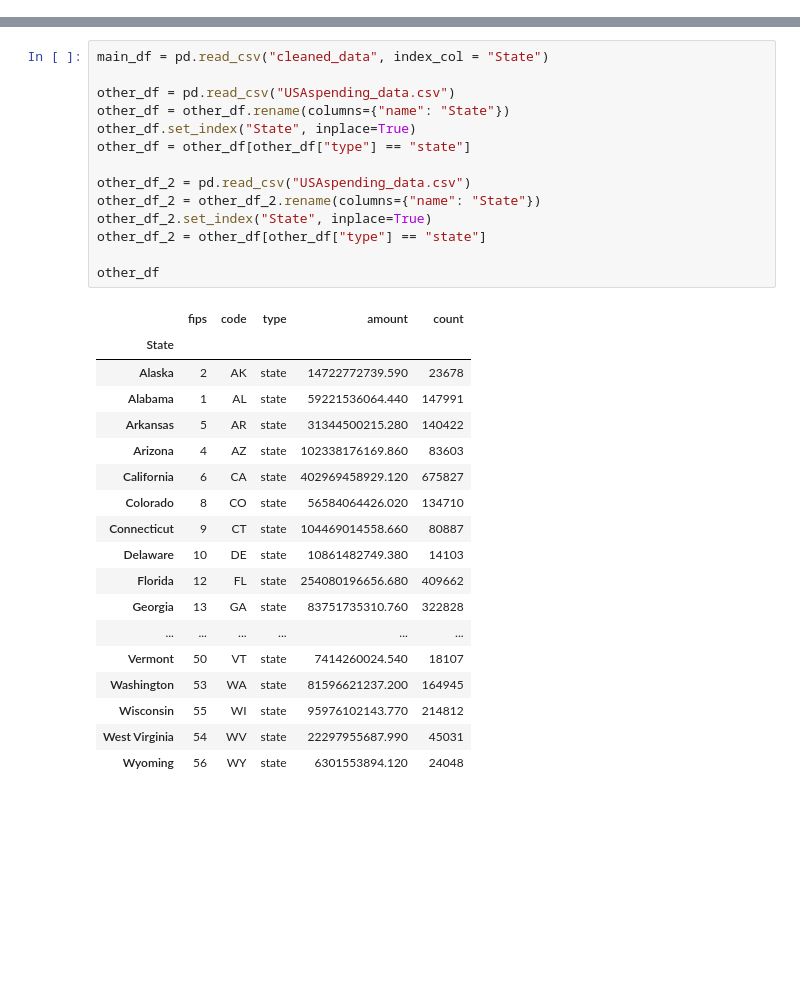
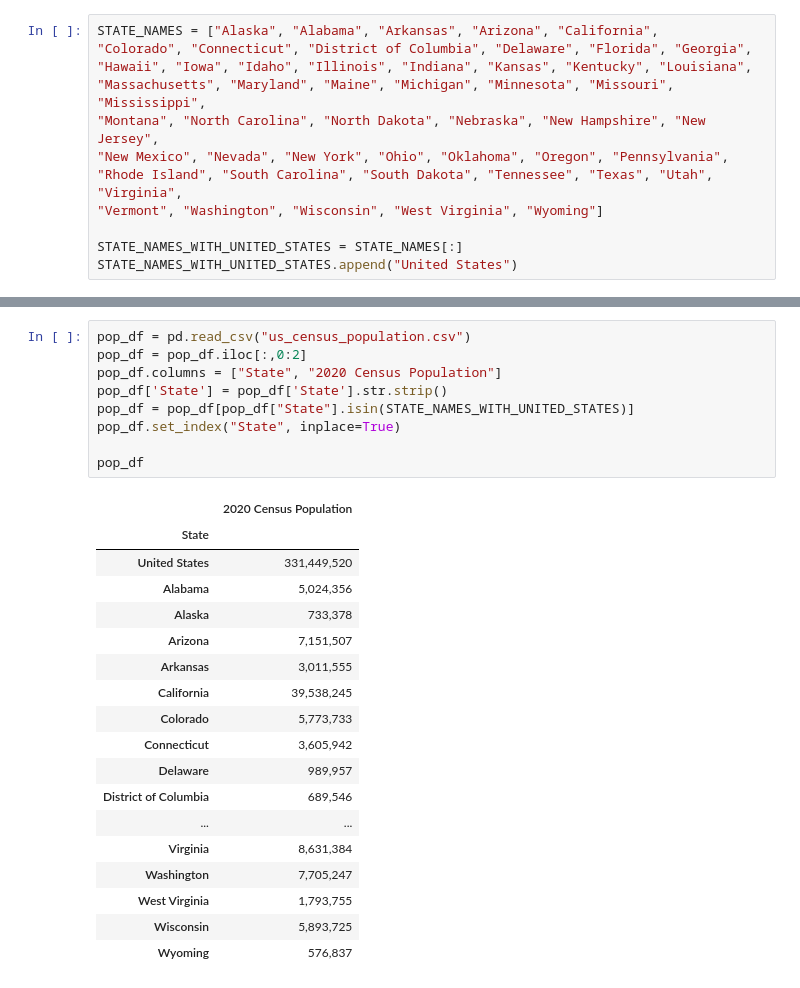
Before and after one commit to uchicago-2023-capp30122/30122-project-cappy-funding, a Jupyter notebook: clean_notebook.ipynb, the cells around one changed output, grey strips where cells are left out. Saved outputs shown, nothing was run; the diff lists cells and outputs as text; blank space fills up the shorter version.

```diff
--- a/clean_notebook.ipynb
+++ b/clean_notebook.ipynb
@@ -1,3 +1,15 @@
+# %%
+STATE_NAMES = ["Alaska", "Alabama", "Arkansas", "Arizona", "California",
+"Colorado", "Connecticut", "District of Columbia", "Delaware", "Florida", "Georgia",
+"Hawaii", "Iowa", "Idaho", "Illinois", "Indiana", "Kansas", "Kentucky", "Louisiana",
+"Massachusetts", "Maryland", "Maine", "Michigan", "Minnesota", "Missouri", "Mississippi",
+"Montana", "North Carolina", "North Dakota", "Nebraska", "New Hampshire", "New Jersey",
+"New Mexico", "Nevada", "New York", "Ohio", "Oklahoma", "Oregon", "Pennsylvania",
+"Rhode Island", "South Carolina", "South Dakota", "Tennessee", "Texas", "Utah", "Virginia",
+"Vermont", "Washington", "Wisconsin", "West Virginia", "Wyoming"]
+
+STATE_NAMES_WITH_UNITED_STATES = STATE_NAMES[:]
+STATE_NAMES_WITH_UNITED_STATES.append("United States")
 # %%
 import pandas as pd
 
@@ -82,36 +93,31 @@ df
 | West Virginia | 18160280 | 394838 | 5397494 | 5496483 | 1280252 | ... |
 | Wisconsin | 62502369 | 2365045 | 16838110 | 19107997 | 5999700 | ... |
 | Wyoming | 10362191 | 328128 | 2709220 | 3128347 | 766367 | ... |
-# %%
-main_df = pd.read_csv("cleaned_data", index_col = "State")
-
-other_df = pd.read_csv("USAspending_data.csv")
-other_df = other_df.rename(columns={"name": "State"})
-other_df.set_index("State", inplace=True)
-other_df = other_df[other_df["type"] == "state"]
-
-other_df_2 = pd.read_csv("USAspending_data.csv")
-other_df_2 = other_df_2.rename(columns={"name": "State"})
-other_df_2.set_index("State", inplace=True)
-other_df_2 = other_df[other_df["type"] == "state"]
-
-other_df
-# %% [output]
-|  | fips | code | type | amount | count |
-| State |  |  |  |  |  |
-| Alaska | 2 | AK | state | 14722772739.590 | 23678 |
-| Alabama | 1 | AL | state | 59221536064.440 | 147991 |
-| Arkansas | 5 | AR | state | 31344500215.280 | 140422 |
-| Arizona | 4 | AZ | state | 102338176169.860 | 83603 |
-| California | 6 | CA | state | 402969458929.120 | 675827 |
-| Colorado | 8 | CO | state | 56584064426.020 | 134710 |
-| Connecticut | 9 | CT | state | 104469014558.660 | 80887 |
-| Delaware | 10 | DE | state | 10861482749.380 | 14103 |
-| Florida | 12 | FL | state | 254080196656.680 | 409662 |
-| Georgia | 13 | GA | state | 83751735310.760 | 322828 |
-| ... | ... | ... | ... | ... | ... |
-| Vermont | 50 | VT | state | 7414260024.540 | 18107 |
-| Washington | 53 | WA | state | 81596621237.200 | 164945 |
-| Wisconsin | 55 | WI | state | 95976102143.770 | 214812 |
-| West Virginia | 54 | WV | state | 22297955687.990 | 45031 |
-| Wyoming | 56 | WY | state | 6301553894.120 | 24048 |
+# %%
+pop_df = pd.read_csv("us_census_population.csv")
+pop_df = pop_df.iloc[:,0:2]
+pop_df.columns = ["State", "2020 Census Population"]
+pop_df['State'] = pop_df['State'].str.strip()
+pop_df = pop_df[pop_df["State"].isin(STATE_NAMES_WITH_UNITED_STATES)]
+pop_df.set_index("State", inplace=True)
+
+pop_df
+# %% [output]
+|  | 2020 Census Population |
+| State |  |
+| United States | 331,449,520 |
+| Alabama | 5,024,356 |
+| Alaska | 733,378 |
+| Arizona | 7,151,507 |
+| Arkansas | 3,011,555 |
+| California | 39,538,245 |
+| Colorado | 5,773,733 |
+| Connecticut | 3,605,942 |
+| Delaware | 989,957 |
+| District of Columbia | 689,546 |
+| ... | ... |
+| Virginia | 8,631,384 |
+| Washington | 7,705,247 |
+| West Virginia | 1,793,755 |
+| Wisconsin | 5,893,725 |
+| Wyoming | 576,837 |
```
Also changed, not shown: parts of 3 cells of this notebook.
